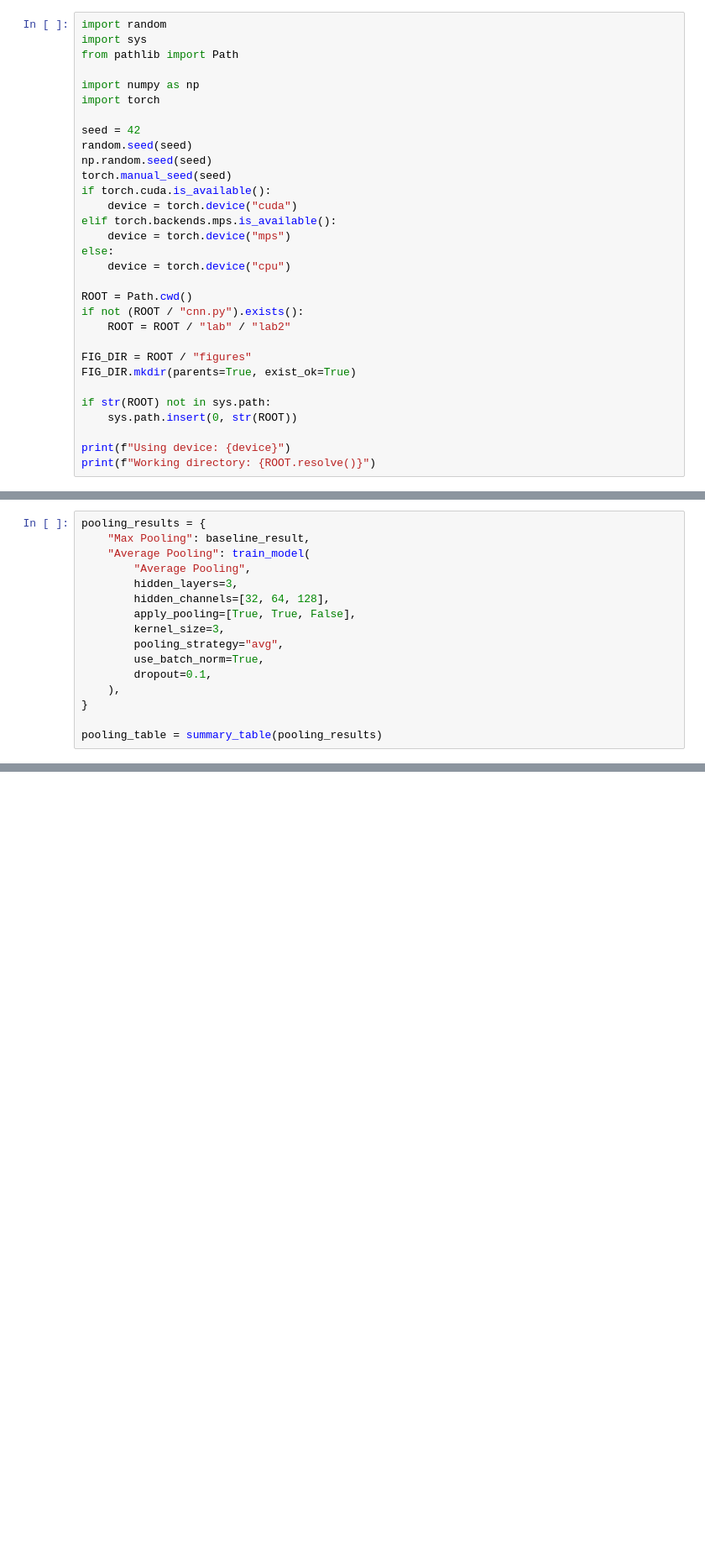
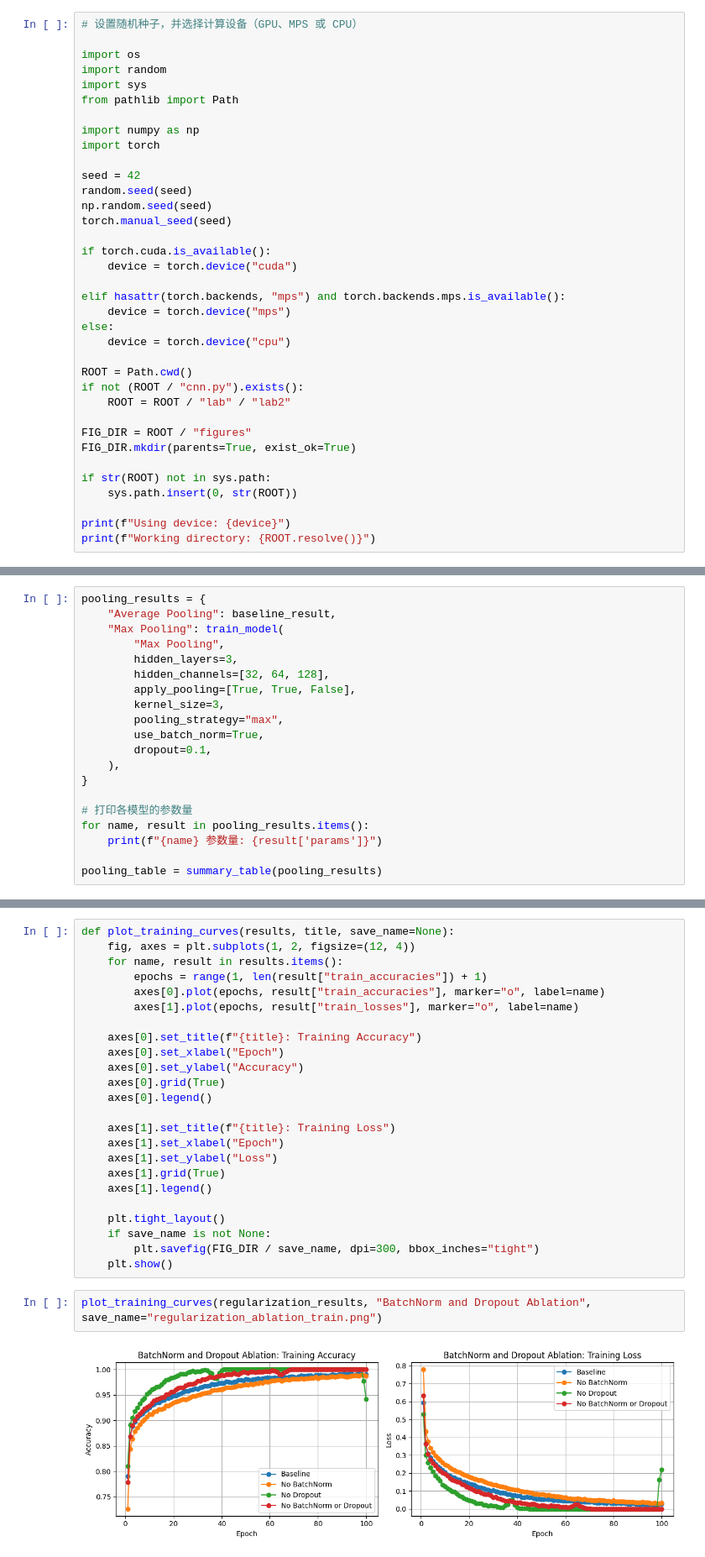
Before and after one commit to xinchengo/ai3003, a Jupyter notebook: lab/lab2/load.ipynb, the cells around one changed output, grey strips where cells are left out. Shown at 84% size. Cells and saved outputs as stored; diff of their text form; blank space fills up the shorter version.

```diff
--- a/lab/lab2/load.ipynb
+++ b/lab/lab2/load.ipynb
@@ -5,4 +322,7 @@
 # %%
+# 设置随机种子，并选择计算设备（GPU、MPS 或 CPU）
+
+import os
 import random
 import sys
 from pathlib import Path
@@ -14,9 +334,11 @@ seed = 42
 random.seed(seed)
 np.random.seed(seed)
 torch.manual_seed(seed)
+
 if torch.cuda.is_available():
     device = torch.device("cuda")
-elif torch.backends.mps.is_available():
+
+elif hasattr(torch.backends, "mps") and torch.backends.mps.is_available():
     device = torch.device("mps")
 else:
     device = torch.device("cpu")
@@ -319,16 +614,20 @@ plot_validation_curves(kernel_results, "Kernel Size Ablation", save_name="kernel
 # %%
 pooling_results = {
-    "Max Pooling": baseline_result,
-    "Average Pooling": train_model(
-        "Average Pooling",
+    "Average Pooling": baseline_result,
+    "Max Pooling": train_model(
+        "Max Pooling",
         hidden_layers=3,
         hidden_channels=[32, 64, 128],
         apply_pooling=[True, True, False],
         kernel_size=3,
-        pooling_strategy="avg",
+        pooling_strategy="max",
         use_batch_norm=True,
         dropout=0.1,
     ),
 }
 
+# 打印各模型的参数量
+for name, result in pooling_results.items():
+    print(f"{name} 参数量: {result['params']}")
+
 pooling_table = summary_table(pooling_results)
@@ -336,0 +690,28 @@ plot_validation_curves(pooling_results, "Pooling Ablation", save_name="pooling_a
+# %%
+def plot_training_curves(results, title, save_name=None):
+    fig, axes = plt.subplots(1, 2, figsize=(12, 4))
+    for name, result in results.items():
+        epochs = range(1, len(result["train_accuracies"]) + 1)
+        axes[0].plot(epochs, result["train_accuracies"], marker="o", label=name)
+        axes[1].plot(epochs, result["train_losses"], marker="o", label=name)
+
+    axes[0].set_title(f"{title}: Training Accuracy")
+    axes[0].set_xlabel("Epoch")
+    axes[0].set_ylabel("Accuracy")
+    axes[0].grid(True)
+    axes[0].legend()
+
+    axes[1].set_title(f"{title}: Training Loss")
+    axes[1].set_xlabel("Epoch")
+    axes[1].set_ylabel("Loss")
+    axes[1].grid(True)
+    axes[1].legend()
+
+    plt.tight_layout()
+    if save_name is not None:
+        plt.savefig(FIG_DIR / save_name, dpi=300, bbox_inches="tight")
+    plt.show()
+# %%
+plot_training_curves(regularization_results, "BatchNorm and Dropout Ablation", save_name="regularization_ablation_train.png")
+# %% [output]
+[figure, added]
```
Also changed, not shown: parts of 30 cells of this notebook, 10 other files.
